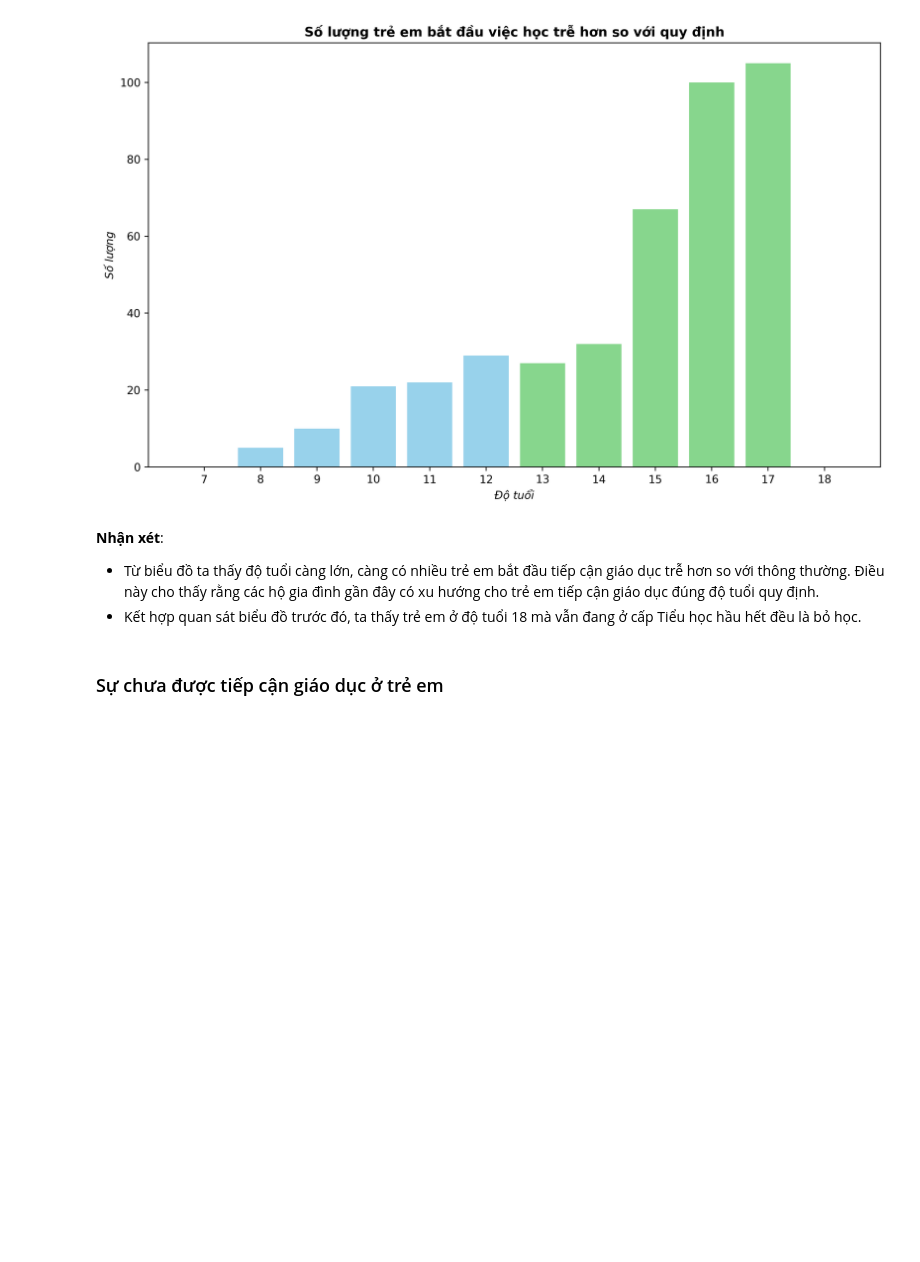
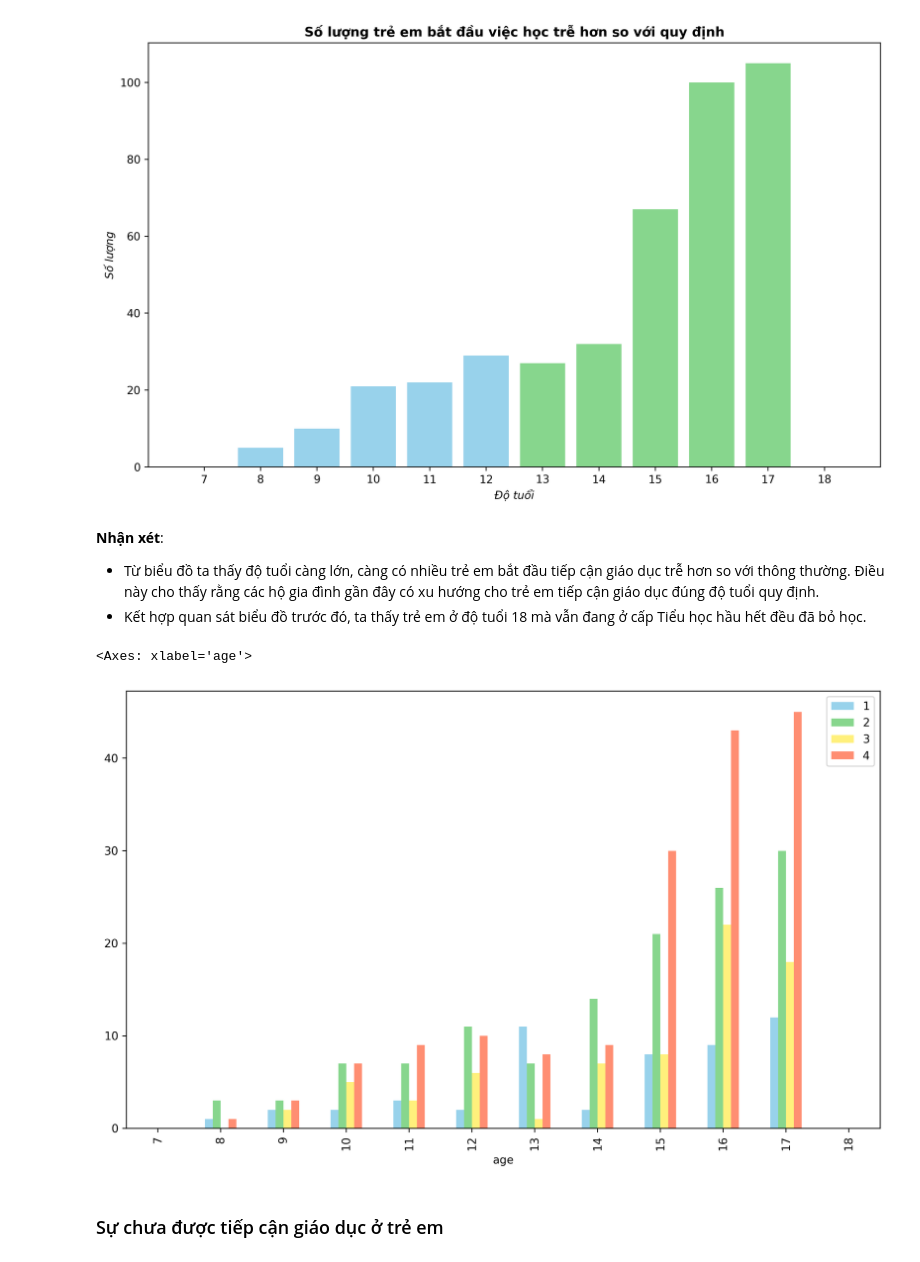
Before and after one commit to iam-Dylan/costa-rican-household, a Jupyter notebook: source/eda_DK.ipynb, the cells around one changed output. Drawn from its saved outputs; the diff is of its cells as text; code cells hidden in the pictures; blank space fills up the shorter version.

```diff
--- a/source/eda_DK.ipynb
+++ b/source/eda_DK.ipynb
@@ -93,7 +93,7 @@ plt.suptitle('Phân bố độ tuổi trong dữ liệu được thu thập', we
 ## Độ tuổi dưới 18
 # %%
 columns = np.array([col for col in all_data.columns if 'instlevel' in col])
-columns = np.append(columns, ['age', 'escolari' ,'rez_esc'])
+columns = np.append(columns, ['age', 'escolari' , 'rez_esc', 'Target'])
 columns
 # %% [output]
 array(['instlevel1', 'instlevel2', 'instlevel3', 'instlevel4',
@@ -159,7 +159,20 @@ plt.title('Số lượng trẻ em bắt đầu việc học trễ hơn so với
 # %% [markdown]
 **Nhận xét**:
 - Từ biểu đồ ta thấy độ tuổi càng lớn, càng có nhiều trẻ em bắt đầu tiếp cận giáo dục trễ hơn so với thông thường. Điều này cho thấy rằng các hộ gia đình gần đây có xu hướng cho trẻ em tiếp cận giáo dục đúng độ tuổi quy định.
-- Kết hợp quan sát biểu đồ trước đó, ta thấy trẻ em ở độ tuổi 18 mà vẫn đang ở cấp Tiểu học hầu hết đều là bỏ học.
+- Kết hợp quan sát biểu đồ trước đó, ta thấy trẻ em ở độ tuổi 18 mà vẫn đang ở cấp Tiểu học hầu hết đều đã bỏ học.
+# %%
+delayed_enrollment_by_target = under_18.loc[under_18['age'] > 6, ['age', 'rez_esc', 'Target']].copy()
+delayed_enrollment_by_target.loc[delayed_enrollment_by_target['rez_esc'] > 0, 'rez_esc'] = 1
+delayed_enrollment_by_target = delayed_enrollment_by_target.groupby(['age', 'Target']).sum()
+
+delayed_enrollment_by_target = delayed_enrollment_by_target.stack().unstack([-2,-1]).rename_axis((None, None), axis=1)
+delayed_enrollment_by_target.columns = delayed_enrollment_by_target.columns.droplevel(1)
+# %%
+# Plot multi-level bar chart for delayed_enrollment_by_target
+delayed_enrollment_by_target.plot(kind='bar', color=['#98d2eb', '#87D68D', '#fff07c', '#FF8E72'])
+# %% [output]
+<Axes: xlabel='age'>
+[figure, added]
 # %% [markdown]
 ### Sự chưa được tiếp cận giáo dục ở trẻ em
 # %%
```
Also changed, not shown: parts of 5 cells of this notebook.
